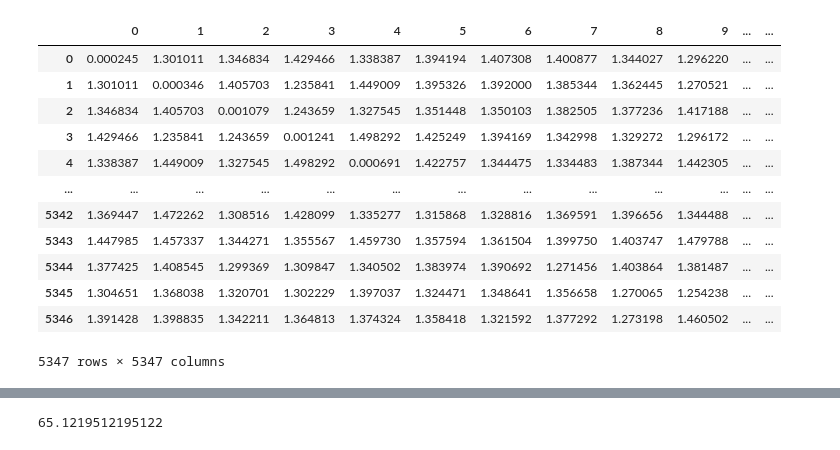
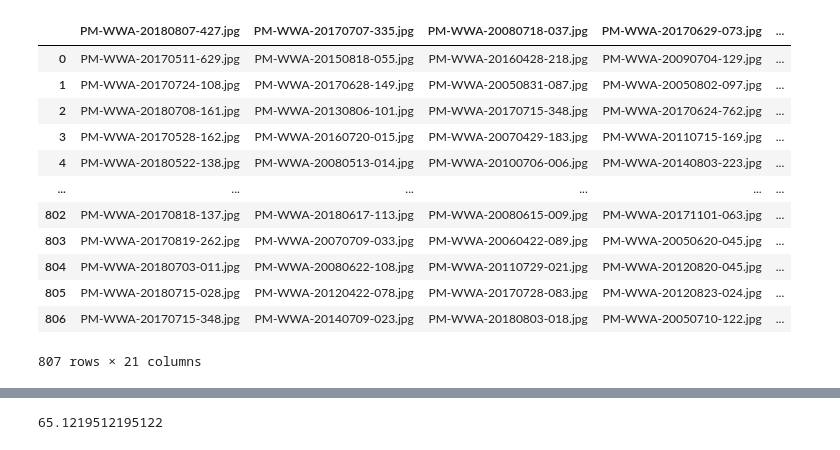
Before and after one commit to philippschw/whale_pytorch, a Jupyter notebook: prep/Debug.ipynb, the cells around one changed output, grey strips where cells are left out. Cells and saved outputs as stored; diff of their text form; code cells hidden in the pictures.

```diff
--- a/prep/Debug.ipynb
+++ b/prep/Debug.ipynb
@@ -5,18 +23,18 @@ df = pd.read_csv('../dist_global_avg.csv')
 # %%
 sample_submission  = pd.read_csv('../WC_input/sample_submission.csv')
-# %%
-df
-# %% [output]
-|  | 0 | 1 | 2 | 3 | 4 | 5 | 6 | 7 | 8 | 9 | ... | ... |
-| 0 | 0.000245 | 1.301011 | 1.346834 | 1.429466 | 1.338387 | 1.394194 | 1.407308 | 1.400877 | 1.344027 | 1.296220 | ... | ... |
-| 1 | 1.301011 | 0.000346 | 1.405703 | 1.235841 | 1.449009 | 1.395326 | 1.392000 | 1.385344 | 1.362445 | 1.270521 | ... | ... |
-| 2 | 1.346834 | 1.405703 | 0.001079 | 1.243659 | 1.327545 | 1.351448 | 1.350103 | 1.382505 | 1.377236 | 1.417188 | ... | ... |
-| 3 | 1.429466 | 1.235841 | 1.243659 | 0.001241 | 1.498292 | 1.425249 | 1.394169 | 1.342998 | 1.329272 | 1.296172 | ... | ... |
-| 4 | 1.338387 | 1.449009 | 1.327545 | 1.498292 | 0.000691 | 1.422757 | 1.344475 | 1.334483 | 1.387344 | 1.442305 | ... | ... |
-| ... | ... | ... | ... | ... | ... | ... | ... | ... | ... | ... | ... | ... |
-| 5342 | 1.369447 | 1.472262 | 1.308516 | 1.428099 | 1.335277 | 1.315868 | 1.328816 | 1.369591 | 1.396656 | 1.344488 | ... | ... |
-| 5343 | 1.447985 | 1.457337 | 1.344271 | 1.355567 | 1.459730 | 1.357594 | 1.361504 | 1.399750 | 1.403747 | 1.479788 | ... | ... |
-| 5344 | 1.377425 | 1.408545 | 1.299369 | 1.309847 | 1.340502 | 1.383974 | 1.390692 | 1.271456 | 1.403864 | 1.381487 | ... | ... |
-| 5345 | 1.304651 | 1.368038 | 1.320701 | 1.302229 | 1.397037 | 1.324471 | 1.348641 | 1.356658 | 1.270065 | 1.254238 | ... | ... |
-| 5346 | 1.391428 | 1.398835 | 1.342211 | 1.364813 | 1.374324 | 1.358418 | 1.321592 | 1.377292 | 1.273198 | 1.460502 | ... | ... |
-5347 rows × 5347 columns
+# %%
+sample_submission
+# %% [output]
+|  | PM-WWA-20180807-427.jpg | PM-WWA-20170707-335.jpg | PM-WWA-20080718-037.jpg | PM-WWA-20170629-073.jpg | ... |
+| 0 | PM-WWA-20170511-629.jpg | PM-WWA-20150818-055.jpg | PM-WWA-20160428-218.jpg | PM-WWA-20090704-129.jpg | ... |
+| 1 | PM-WWA-20170724-108.jpg | PM-WWA-20170628-149.jpg | PM-WWA-20050831-087.jpg | PM-WWA-20050802-097.jpg | ... |
+| 2 | PM-WWA-20180708-161.jpg | PM-WWA-20130806-101.jpg | PM-WWA-20170715-348.jpg | PM-WWA-20170624-762.jpg | ... |
+| 3 | PM-WWA-20170528-162.jpg | PM-WWA-20160720-015.jpg | PM-WWA-20070429-183.jpg | PM-WWA-20110715-169.jpg | ... |
+| 4 | PM-WWA-20180522-138.jpg | PM-WWA-20080513-014.jpg | PM-WWA-20100706-006.jpg | PM-WWA-20140803-223.jpg | ... |
+| ... | ... | ... | ... | ... | ... |
+| 802 | PM-WWA-20170818-137.jpg | PM-WWA-20180617-113.jpg | PM-WWA-20080615-009.jpg | PM-WWA-20171101-063.jpg | ... |
+| 803 | PM-WWA-20170819-262.jpg | PM-WWA-20070709-033.jpg | PM-WWA-20060422-089.jpg | PM-WWA-20050620-045.jpg | ... |
+| 804 | PM-WWA-20180703-011.jpg | PM-WWA-20080622-108.jpg | PM-WWA-20110729-021.jpg | PM-WWA-20120820-045.jpg | ... |
+| 805 | PM-WWA-20180715-028.jpg | PM-WWA-20120422-078.jpg | PM-WWA-20170728-083.jpg | PM-WWA-20120823-024.jpg | ... |
+| 806 | PM-WWA-20170715-348.jpg | PM-WWA-20140709-023.jpg | PM-WWA-20180803-018.jpg | PM-WWA-20050710-122.jpg | ... |
+807 rows × 21 columns
```
Also changed, not shown: parts of 4 cells of this notebook, 2 other files.
